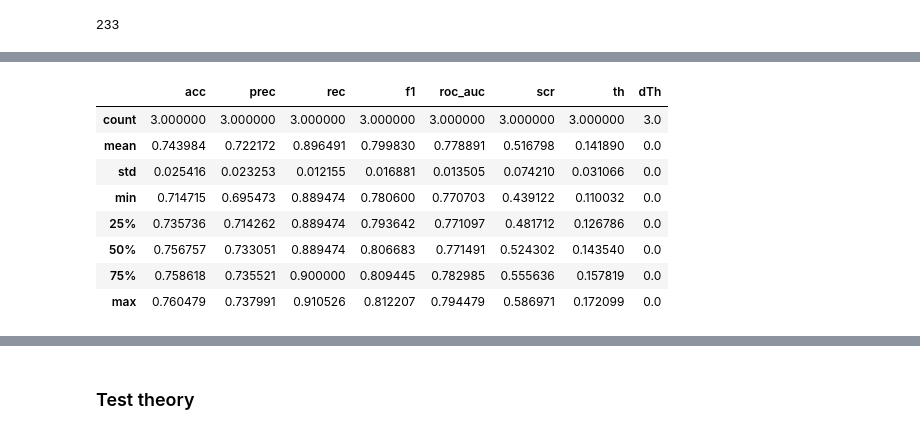
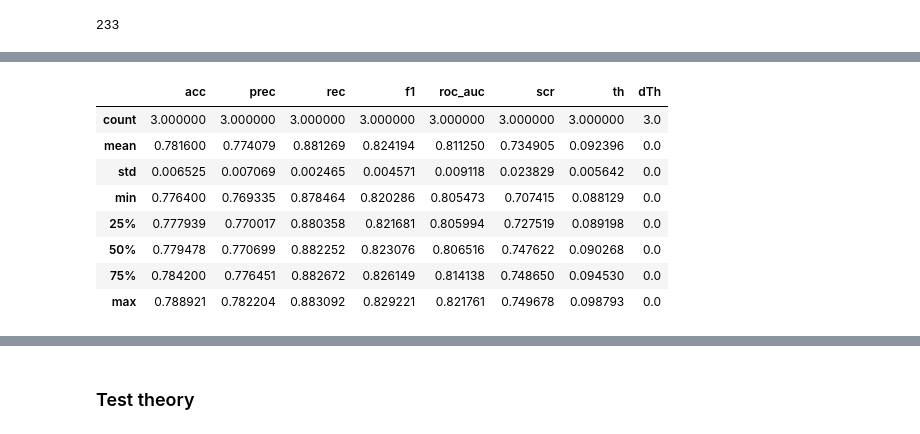
Before and after one commit to almaslov/idao2019, a Jupyter notebook: 09_foi.ipynb, the cells around one changed output, grey strips where cells are left out. Cells and saved outputs as stored; diff of their text form; code cells hidden in the pictures.

```diff
--- a/09_foi.ipynb
+++ b/09_foi.ipynb
@@ -40,0 +49,3 @@ def ndprint(a, precision=3):
+# %%
+%%time
+test, test_foi = read_pub_test(SIMPLE_FEATURE_COLS + ARR_FEATURE_COLS, foi_expanded=False)
@@ -40,0 +60,5 @@ def ndprint(a, precision=3):
+# %%
+for i in range(len(test.index)):
+    t = test.iloc[i, :][foi_ts_cols[0]]
+    if np.any(np.isnan(t)):
+        print(i, t)
@@ -45,6 +454,7 @@ def ndprint(a, precision=3):
 # %%
 %%time
 used_cols = xyz_cols + mom_cols + hit_type_cols + dxyz_cols + exy_cols + edxy_cols + hit_stats_cols + t_cols + ncl_cols + avg_cs_cols
+global_feature_importance = None
 train = read_train(used_cols, 1000000)
 display(train.shape, count_classes(train))
 # %% [output]
@@ -258,50 +655,55 @@ def add_mse(data, features):
 %%time
 from sklearn.base import TransformerMixin
 
-def filter_unimportant_features(features, fscore):
-    return [col for col in features if col not in fscore.index or fscore.loc[col, 'score'] > 0.]
+def filter_unimportant_features(features):
+    if global_feature_importance is None:
+        return features
+    fscore = global_feature_importance
+    return [col for col in features if col not in fscore.index or fscore.loc[col, 'score'] > 0.01]
 #     return features
 
 class DataTransformer(TransformerMixin):
     def __init__(self, *featurizers):
         self.featurizers = featurizers
 
     def fit(self, data, y=None):
         return self
 
     def transform(self, data):
         data = data.copy()
-        self.origin_features = [] + mom_cols + hit_type_cols + dxyz_cols + exy_cols + edxy_cols + hit_stats_cols + t_cols + ncl_cols + avg_cs_cols + xyz_cols
-        self.origin_features = filter_unimportant_features(self.origin_features, global_feature_importance)
-        features = self.origin_features.copy()
+        features = [] + mom_cols + hit_type_cols + dxyz_cols + exy_cols + edxy_cols + hit_stats_cols + t_cols + ncl_cols + avg_cs_cols + xyz_cols
+        features = filter_unimportant_features(features)
+        self.origin_features = features.copy()
 
 #         add_is_muon(data, features)
 #         add_is_muon_tight(data, features)
 #         add_probability_hit_detector(data, features)
         add_coses(data, features)
         add_mse(data, features)
         add_normed_err(data, features)
         add_dll(data, features)
         add_errs(data, features)
 
 #         filter_data(data)
         if not features:
             raise('no features')
 
-        self.features = features[len(self.origin_features):]
-        self.features = filter_unimportant_features(self.features, global_feature_importance)
+        features = filter_unimportant_features(features)
+        self.new_features = features[len(self.origin_features):]
+        self.features = self.origin_features + self.new_features
+#         print(len(features))
         return data[features].values
 
-df_scores, feature_importance = cross_validate(train, n_estimators=60, n_splits=3, n_rows=1000, transformer_cls=DataTransformer)
+df_scores, feature_importance = cross_validate(train, n_estimators=60, n_splits=3, n_rows=30000, transformer_cls=DataTransformer)
 display(df_scores.describe())
 # display(feature_importance)
 # %% [output]
 |  | acc | prec | rec | f1 | roc_auc | scr | th | dTh |
 | count | 3.000000 | 3.000000 | 3.000000 | 3.000000 | 3.000000 | 3.000000 | 3.000000 | 3.0 |
-| mean | 0.743984 | 0.722172 | 0.896491 | 0.799830 | 0.778891 | 0.516798 | 0.141890 | 0.0 |
-| std | 0.025416 | 0.023253 | 0.012155 | 0.016881 | 0.013505 | 0.074210 | 0.031066 | 0.0 |
-| min | 0.714715 | 0.695473 | 0.889474 | 0.780600 | 0.770703 | 0.439122 | 0.110032 | 0.0 |
-| 25% | 0.735736 | 0.714262 | 0.889474 | 0.793642 | 0.771097 | 0.481712 | 0.126786 | 0.0 |
-| 50% | 0.756757 | 0.733051 | 0.889474 | 0.806683 | 0.771491 | 0.524302 | 0.143540 | 0.0 |
-| 75% | 0.758618 | 0.735521 | 0.900000 | 0.809445 | 0.782985 | 0.555636 | 0.157819 | 0.0 |
-| max | 0.760479 | 0.737991 | 0.910526 | 0.812207 | 0.794479 | 0.586971 | 0.172099 | 0.0 |
+| mean | 0.781600 | 0.774079 | 0.881269 | 0.824194 | 0.811250 | 0.734905 | 0.092396 | 0.0 |
+| std | 0.006525 | 0.007069 | 0.002465 | 0.004571 | 0.009118 | 0.023829 | 0.005642 | 0.0 |
+| min | 0.776400 | 0.769335 | 0.878464 | 0.820286 | 0.805473 | 0.707415 | 0.088129 | 0.0 |
+| 25% | 0.777939 | 0.770017 | 0.880358 | 0.821681 | 0.805994 | 0.727519 | 0.089198 | 0.0 |
+| 50% | 0.779478 | 0.770699 | 0.882252 | 0.823076 | 0.806516 | 0.747622 | 0.090268 | 0.0 |
+| 75% | 0.784200 | 0.776451 | 0.882672 | 0.826149 | 0.814138 | 0.748650 | 0.094530 | 0.0 |
+| max | 0.788921 | 0.782204 | 0.883092 | 0.829221 | 0.821761 | 0.749678 | 0.098793 | 0.0 |
```
Also changed, not shown: parts of 24 cells of this notebook, 4 other files.
